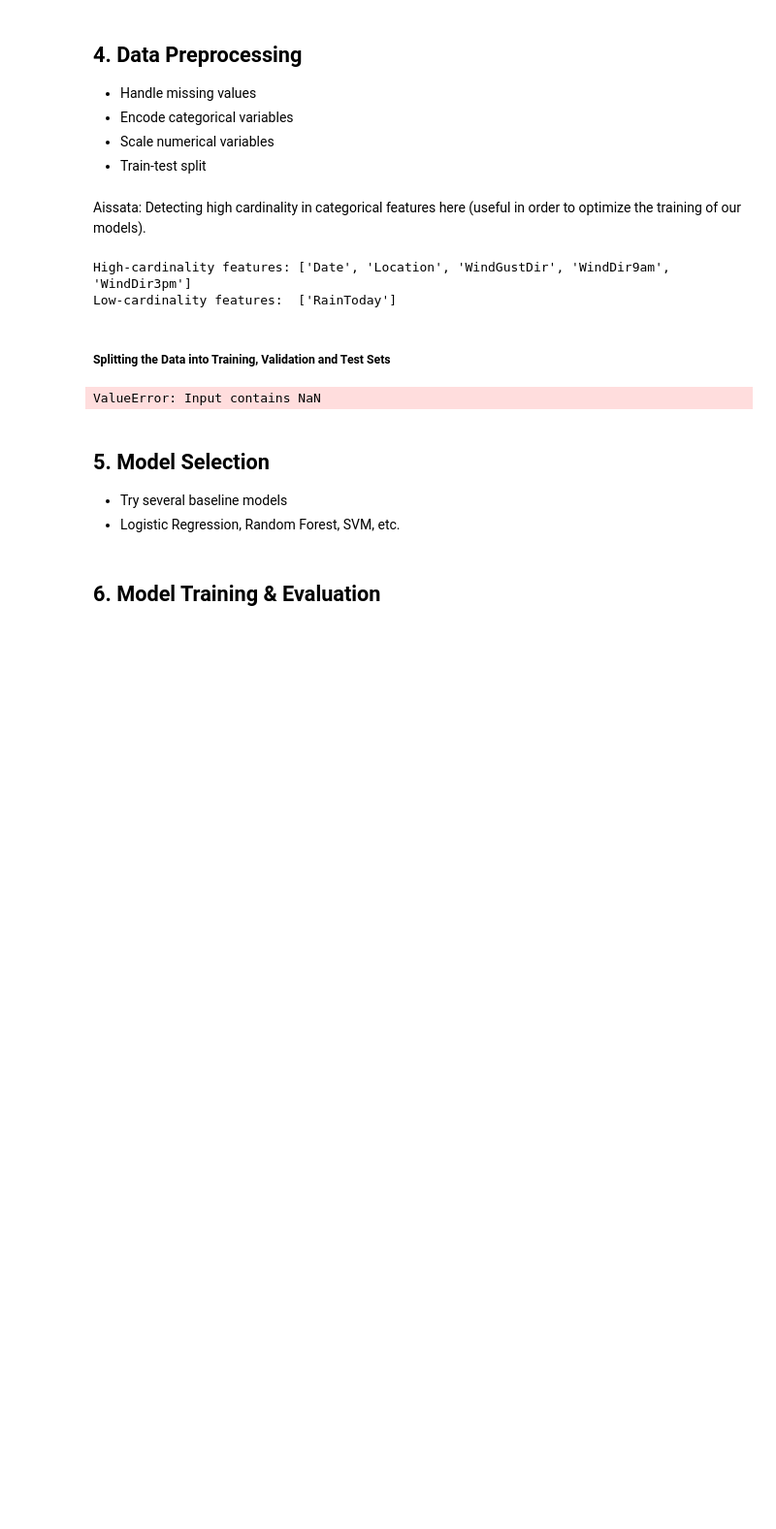
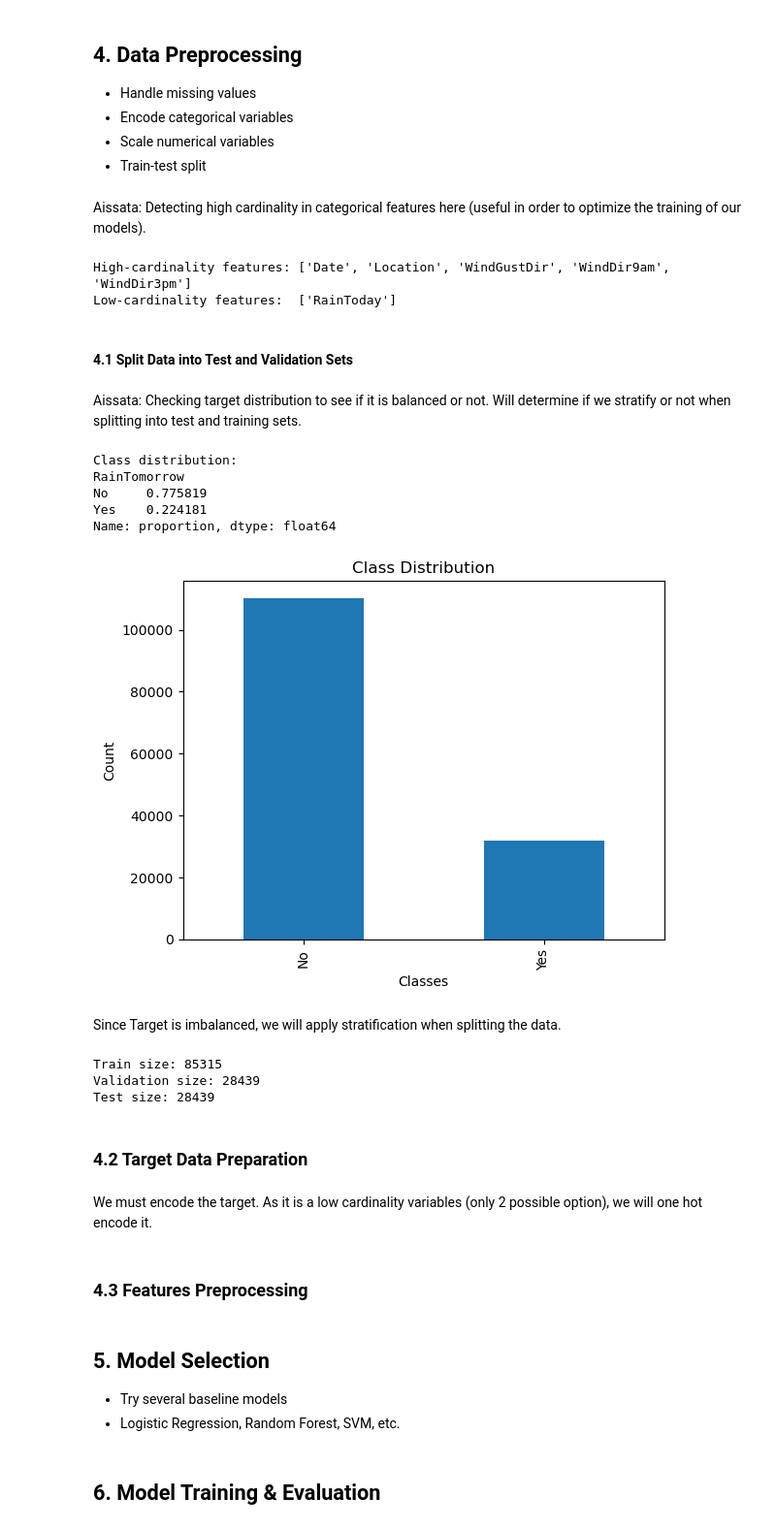
Before and after one commit to AstouK/Rain_Australia, a Jupyter notebook: rain_australia.ipynb, the cells around one changed output. Shown at 97% size. Saved outputs shown, nothing was run; the diff lists cells and outputs as text; code cells hidden in the pictures; blank space fills up the shorter version.

```diff
--- a/rain_australia.ipynb
+++ b/rain_australia.ipynb
@@ -272,23 +272,34 @@ print("Low-cardinality features: ",low_card_features)
 High-cardinality features: ['Date', 'Location', 'WindGustDir', 'WindDir9am', 'WindDir3pm']
 Low-cardinality features:  ['RainToday']
 # %% [markdown]
-##### Splitting the Data into Training, Validation and Test Sets
+<a id="split-data"></a>
+#### 4.1 Split Data into Test and Validation Sets
+# %% [markdown]
+Aissata: Checking target distribution to see if it is balanced or not. Will determine if we stratify or not when splitting into test and training sets.
 # %%
 print("Class distribution:")
-print(y.value_counts(normalize=True))  # relative frequencies
+print(df[target].value_counts(normalize=True))  # relative frequencies
 
 # Plot for better visualization
-y.value_counts().plot(kind='bar')
+df[target].value_counts().plot(kind='bar')
 plt.title("Class Distribution")
 plt.xlabel("Classes")
 plt.ylabel("Count")
 plt.show()
+# %% [output]
+Class distribution:
+RainTomorrow
+No     0.775819
+Yes    0.224181
+Name: proportion, dtype: float64
+[figure, added]
+# %% [markdown]
+Since Target is imbalanced, we will apply stratification when splitting the data.
 # %%
-# Define columns to exclude from X
-exclude_cols = [target] # Exclude target + IDS columns to avoid data leakage
-
-# Create feature matrix X and target y
-X = df.drop(columns=exclude_cols)
+df = df.dropna(subset=[target])   # drop rows with missing target
+# Define features matrix X and target vector y
+y = df[target]
+X = df.drop(columns=[target])
 
 # First split into (train + val) and test sets - 80% (train + val), 20% test
 X_train_val, X_test, y_train_val, y_test = train_test_split(
@@ -303,14 +314,24 @@ X_train, X_val, y_train, y_val = train_test_split(
     X_train_val, y_train_val,
     test_size=0.25,  # 0.25 * 0.8 = 0.2 of original data for validation
     random_state=42,
-    stratify=y
+    stratify=y_train_val
 )
 
 print(f"Train size: {X_train.shape[0]}")
 print(f"Validation size: {X_val.shape[0]}")
 print(f"Test size: {X_test.shape[0]}")
 # %% [output]
-ValueError: Input contains NaN
+Train size: 85315
+Validation size: 28439
+Test size: 28439
+# %% [markdown]
+<a id="target-preparation"></a>
+### 4.2 Target Data Preparation
+# %% [markdown]
+We must encode the target. As it is a low cardinality variables (only 2 possible option), we will one hot encode it.
+# %% [markdown]
+<a id="features-preprocessing"></a>
+### 4.3 Features Preprocessing
 # %% [markdown]
 <a id='section5'></a>
 ## 5. Model Selection
```
